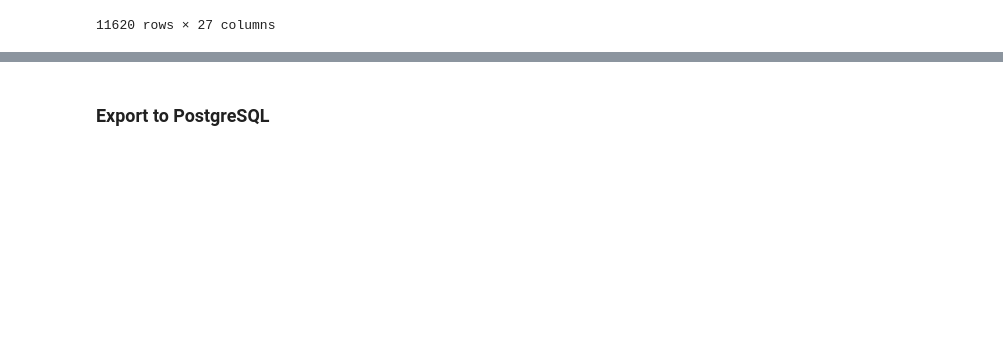
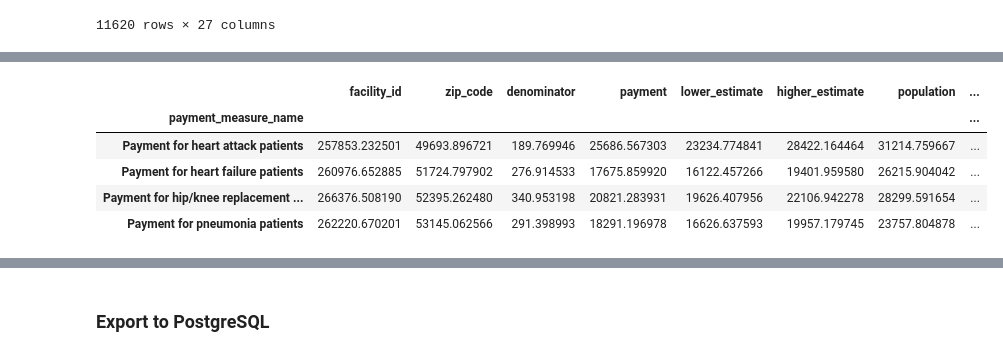
Before and after one commit to NoahGoldstein13/full_stack_data_analytics_project, a Jupyter notebook: Nadia/cleaning_data.ipynb, the cells around one changed output, grey strips where cells are left out. Cells and saved outputs as stored; diff of their text form; code cells hidden in the pictures; blank space fills up the shorter version.

```diff
--- a/Nadia/cleaning_data.ipynb
+++ b/Nadia/cleaning_data.ipynb
@@ -298,0 +332,9 @@ merged_df
+# %%
+merged_df.groupby('payment_measure_name').mean()
+# %% [output]
+|  | facility_id | zip_code | denominator | payment | lower_estimate | higher_estimate | population | ... |
+| payment_measure_name |  |  |  |  |  |  |  | ... |
+| Payment for heart attack patients | 257853.232501 | 49693.896721 | 189.769946 | 25686.567303 | 23234.774841 | 28422.164464 | 31214.759667 | ... |
+| Payment for heart failure patients | 260976.652885 | 51724.797902 | 276.914533 | 17675.859920 | 16122.457266 | 19401.959580 | 26215.904042 | ... |
+| Payment for hip/knee replacement ... | 266376.508190 | 52395.262480 | 340.953198 | 20821.283931 | 19626.407956 | 22106.942278 | 28299.591654 | ... |
+| Payment for pneumonia patients | 262220.670201 | 53145.062566 | 291.398993 | 18291.196978 | 16626.637593 | 19957.179745 | 23757.804878 | ... |
```
Also changed, not shown: parts of 8 cells of this notebook, 5 other files.
